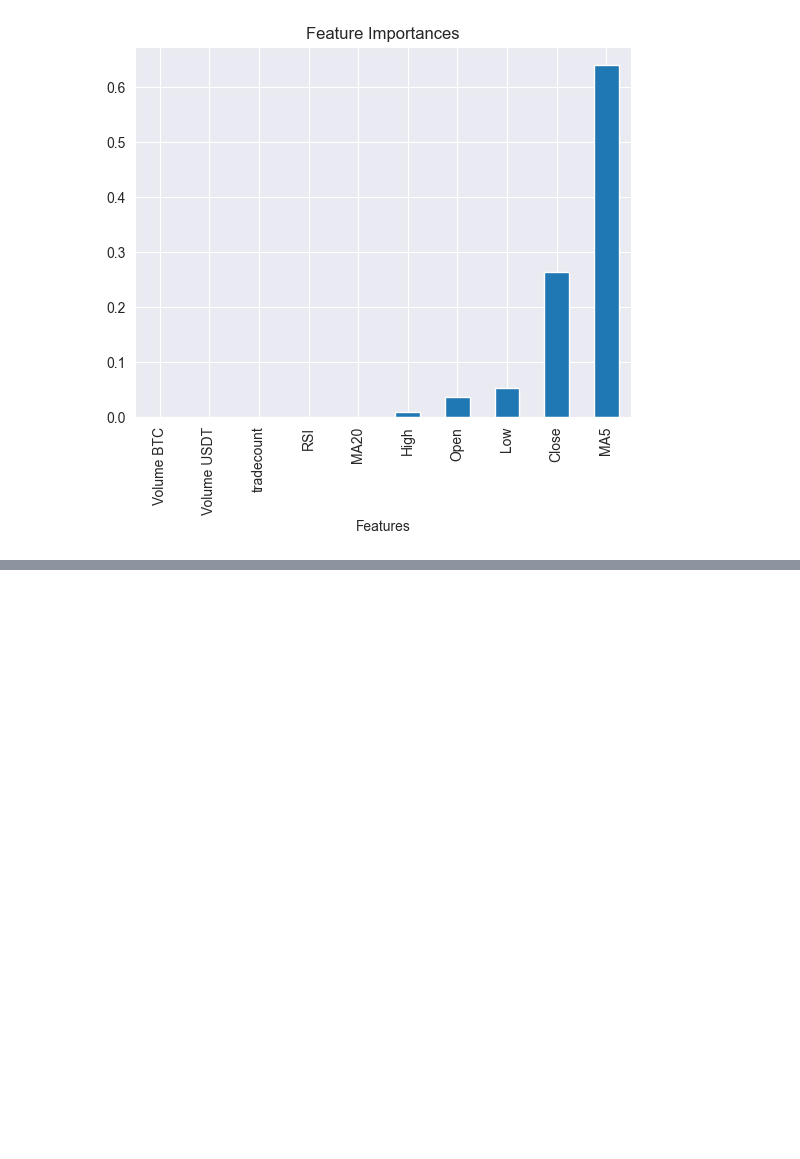
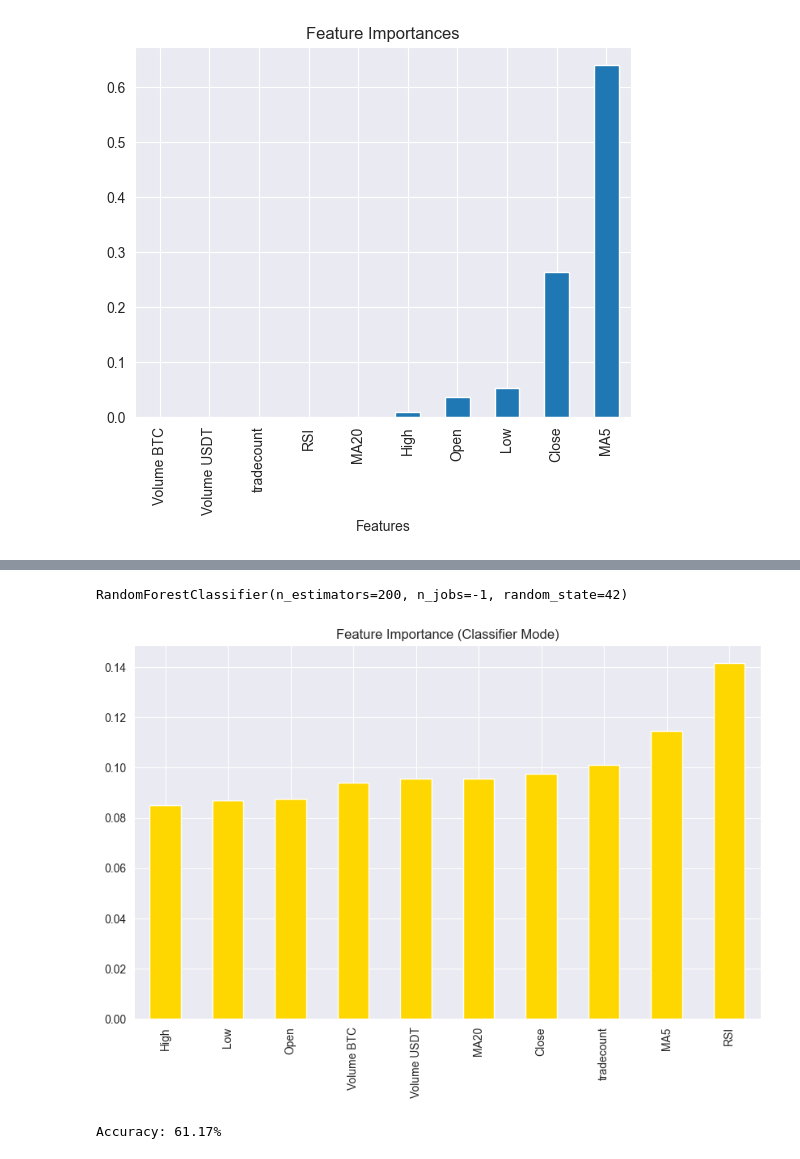
Before and after one commit to Artarazaz/BTC-predection-model, a Jupyter notebook: notebooks/data_preprocesing.ipynb, the cells around one changed output, grey strips where cells are left out. Cells and saved outputs as stored; diff of their text form; code cells hidden in the pictures; blank space fills up the shorter version.

```diff
--- a/notebooks/data_preprocesing.ipynb
+++ b/notebooks/data_preprocesing.ipynb
@@ -429,0 +470,2 @@ plt.show()
+# %%
+df_with_ma['Label'] = (df_with_ma['Target'] > df_with_ma['Close']).astype(int)
@@ -429,0 +485,31 @@ plt.show()
+# %%
+from sklearn.ensemble import RandomForestClassifier
+
+features = ['Open', 'High', 'Low', 'Close', 'Volume BTC', 'Volume USDT', 'tradecount', 'RSI', 'MA5', 'MA20']
+x = df_with_ma[features]
+y = df_with_ma['Label']
+
+x_train, x_test, y_train, y_test = train_test_split(x, y, test_size=0.2, random_state=42)
+
+RFC = RandomForestClassifier(n_estimators=200, random_state=42, n_jobs=-1)
+RFC.fit(x_train, y_train)
+# %% [output]
+RandomForestClassifier(n_estimators=200, n_jobs=-1, random_state=42)
+# %%
+importances = RFC.feature_importances_
+feature_importance_df = pd.Series(importances, index=features).sort_values(ascending=True)
+
+plt.figure(figsize=(10, 6))
+feature_importance_df.plot(kind='bar', color='gold')
+plt.title('Feature Importance (Classifier Mode)')
+plt.show()
+# %% [output]
+[figure, added]
+# %%
+from sklearn.metrics import accuracy_score
+
+y_pred = RFC.predict(x_test)
+accuracy = accuracy_score(y_test, y_pred)
+print(f"Accuracy: {accuracy:.2%}")
+# %% [output]
+Accuracy: 61.17%
```
Also changed, not shown: parts of 11 cells of this notebook.
